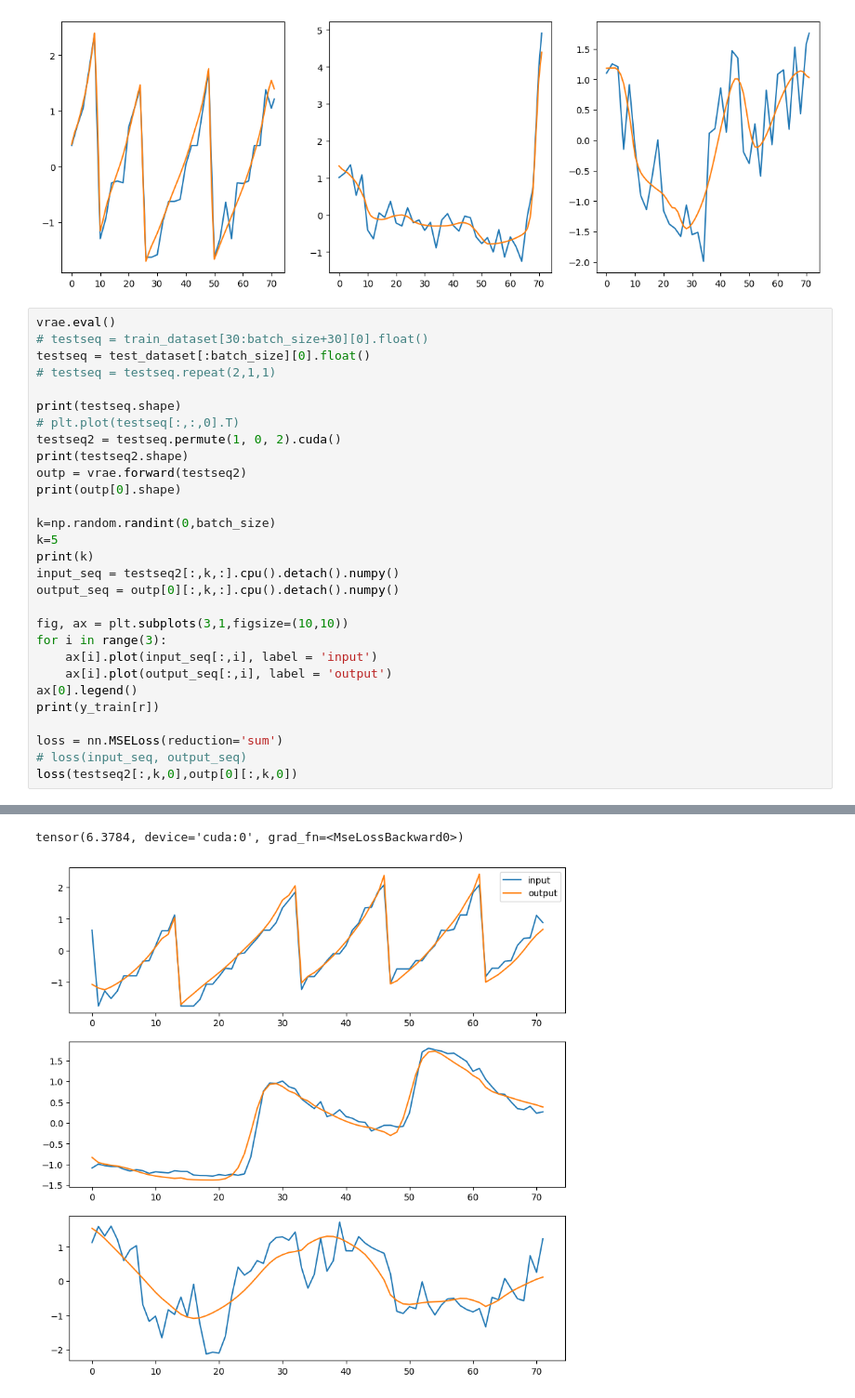
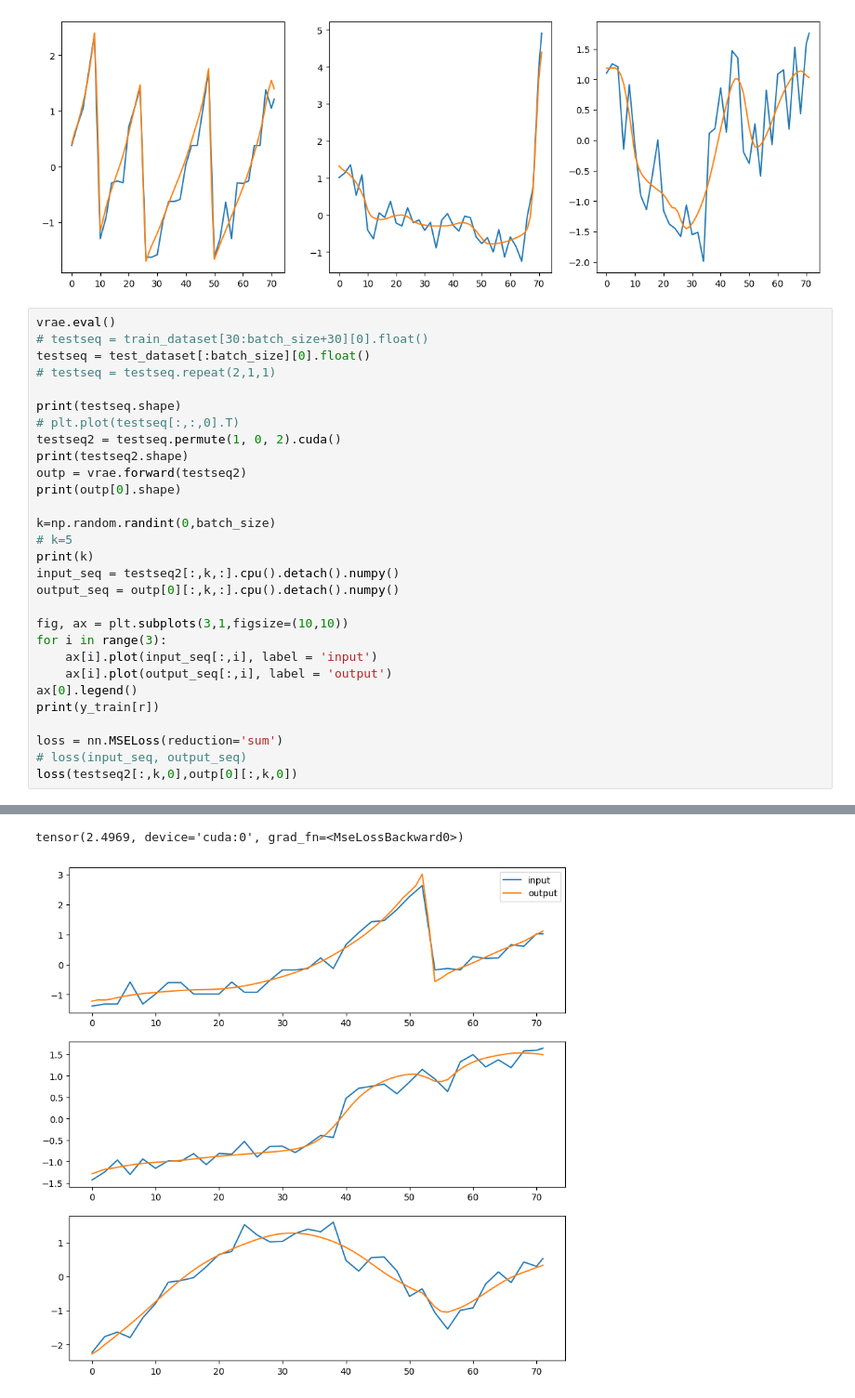
Before and after one commit to A-chille/timeseries-clustering-vae, a Jupyter notebook: multivariate.ipynb, the cells around one changed output, grey strips where cells are left out. Shown at 93% size. Cells and saved outputs as stored; diff of their text form.

```diff
--- a/multivariate.ipynb
+++ b/multivariate.ipynb
@@ -227,7 +227,7 @@ outp = vrae.forward(testseq2)
 print(outp[0].shape)
 
 k=np.random.randint(0,batch_size)
-k=5
+# k=5
 print(k)
 input_seq = testseq2[:,k,:].cpu().detach().numpy()
 output_seq = outp[0][:,k,:].cpu().detach().numpy()
@@ -250,3 +250,3 @@ torch.Size([72, 100, 3])
 ['gluaa' 'control' '1' '265']
-tensor(6.3784, device='cuda:0', grad_fn=<MseLossBackward0>)
+tensor(2.4969, device='cuda:0', grad_fn=<MseLossBackward0>)
-[figure, old version]
+[figure, new version]
```
Also changed, not shown: parts of 1 cell of this notebook.
